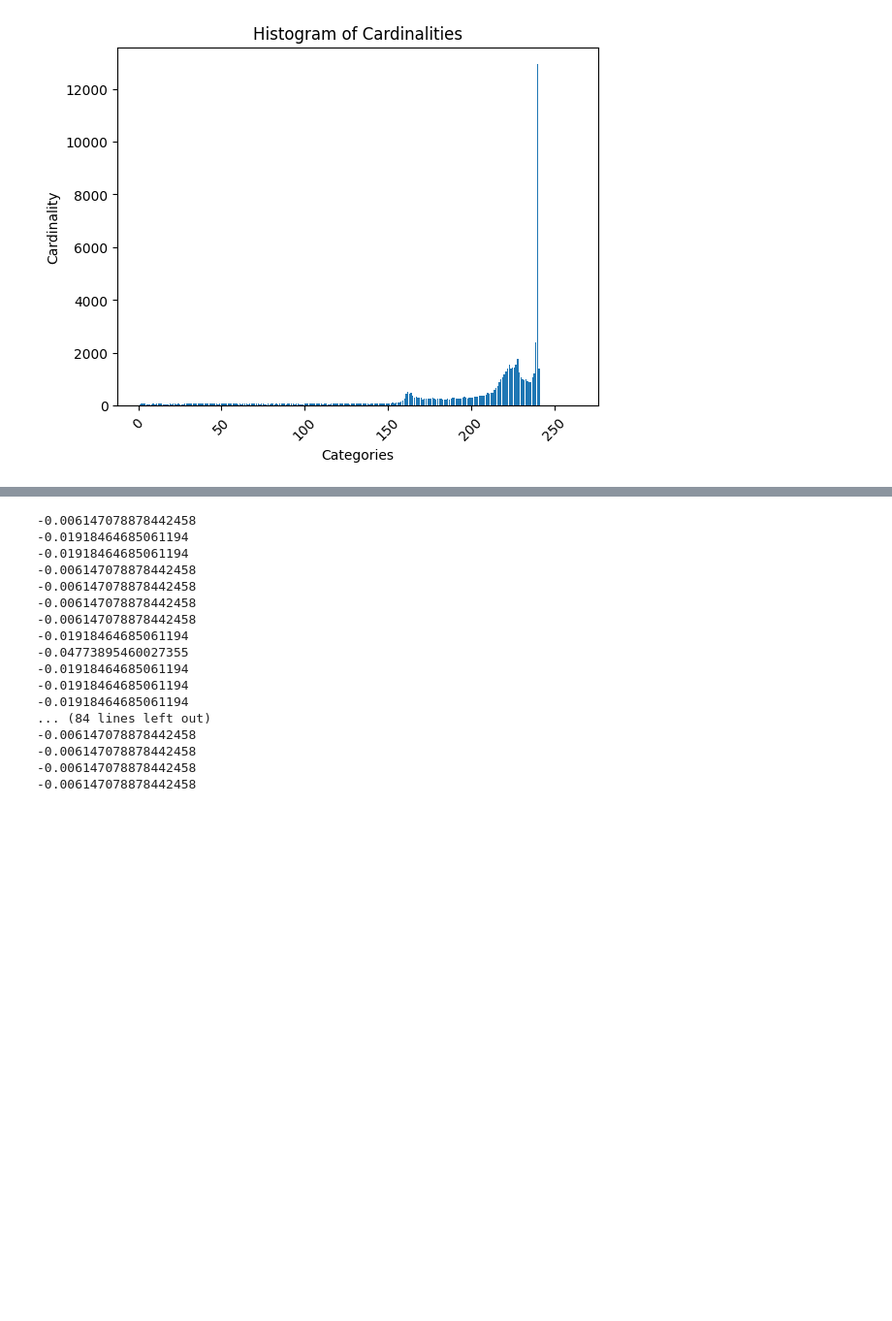
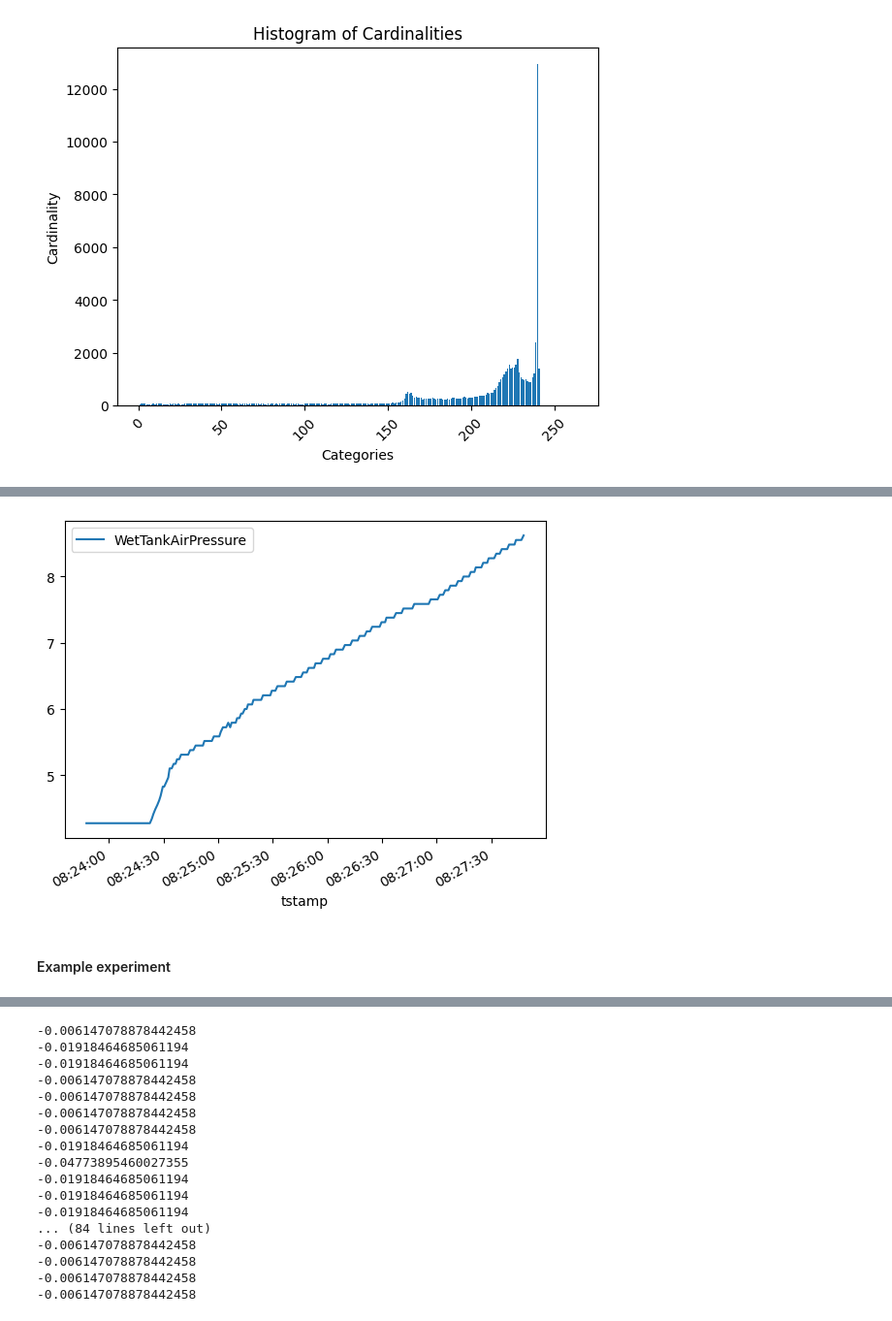
Before and after one commit to SebChw/RSIF, a Jupyter notebook: notebooks/case_study_v1.ipynb, the cells around one changed output, grey strips where cells are left out. Shown at 97% size. Cells and saved outputs as stored; diff of their text form; code cells hidden in the pictures; blank space fills up the shorter version.

```diff
--- a/notebooks/case_study_v1.ipynb
+++ b/notebooks/case_study_v1.ipynb
@@ -100,8 +103,8 @@ def extract_time_windows(dataframe, window_size, **kwargs):
 # It creates windows of length
 START = pd.Timestamp('2012-04-15 08:23:47.763000') # Earlisest time stamp
 END = pd.Timestamp('2014-01-31 19:27:10.884000') # Latest time stamp
-FREQ = '3T'  # 3 minutes | must be argument for pd.Timedelta()
-WINDOW_SIZE = '4T'  # 4minutes | must be argument for pd.Timedelta()
+FREQ = pd.Timedelta('3T')
+WINDOW_SIZE = pd.Timedelta('4T')
 
 l = []
 s = {}
@@ -198,0 +357,12 @@ RESULTING_DATA.shape
+# %%
+# Sanity check
+for win in extract_time_windows(DATA_369, WINDOW_SIZE, start=START, end=END, freq=FREQ):
+    n = win.shape[0]
+    if n < 20:
+        continue
+    win.plot.line(y=win.columns[0])
+    break
+# %% [output]
+[figure, added]
+# %% [markdown]
+#### Example experiment
```
Also changed, not shown: parts of 44 cells of this notebook.
